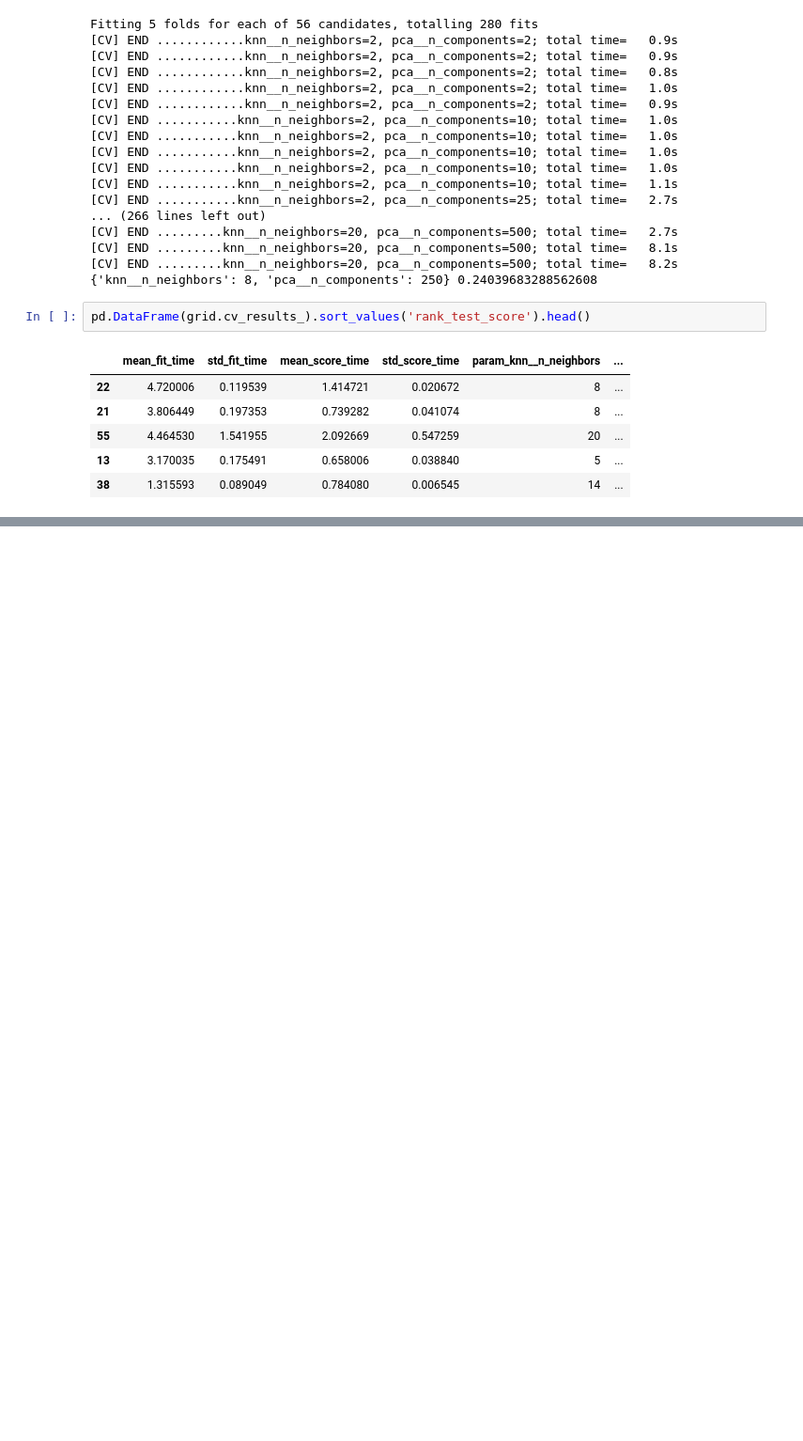
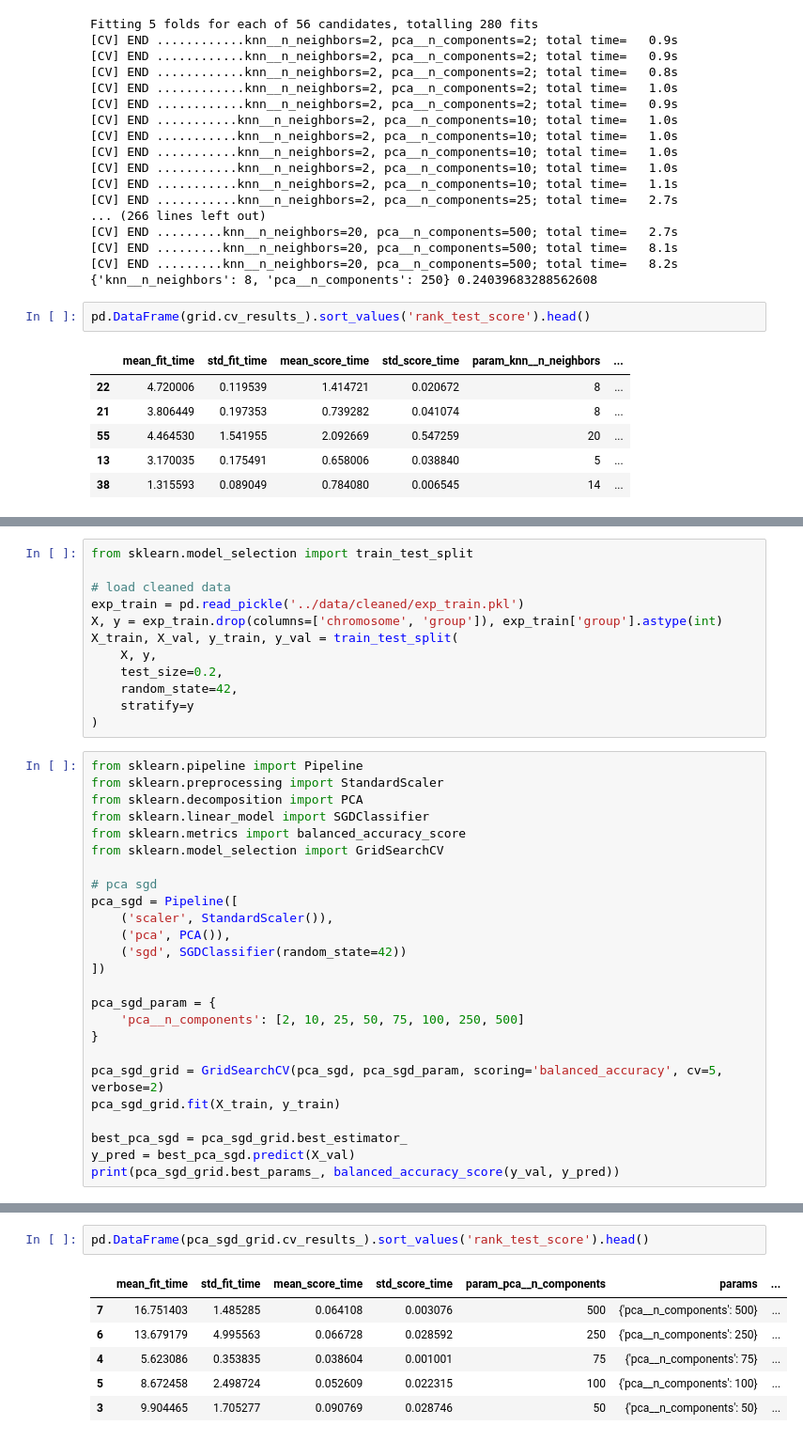
Before and after one commit to zhang-j-j/stat-390-project, a Jupyter notebook: manual/initial_exploration.ipynb, the cells around one changed output, grey strips where cells are left out. Shown at 94% size. Saved outputs shown, nothing was run; the diff lists cells and outputs as text; blank space fills up the shorter version.

```diff
--- a/manual/initial_exploration.ipynb
+++ b/manual/initial_exploration.ipynb
@@ -222,0 +225,37 @@ pd.DataFrame(grid.cv_results_).sort_values('rank_test_score').head()
+# %%
+from sklearn.model_selection import train_test_split
+
+# load cleaned data
+exp_train = pd.read_pickle('../data/cleaned/exp_train.pkl')
+X, y = exp_train.drop(columns=['chromosome', 'group']), exp_train['group'].astype(int)
+X_train, X_val, y_train, y_val = train_test_split(
+    X, y,
+    test_size=0.2,
+    random_state=42,
+    stratify=y
+)
+# %%
+from sklearn.pipeline import Pipeline
+from sklearn.preprocessing import StandardScaler
+from sklearn.decomposition import PCA
+from sklearn.linear_model import SGDClassifier
+from sklearn.metrics import balanced_accuracy_score
+from sklearn.model_selection import GridSearchCV
+
+# pca sgd
+pca_sgd = Pipeline([
+    ('scaler', StandardScaler()),
+    ('pca', PCA()),
+    ('sgd', SGDClassifier(random_state=42))
+])
+
+pca_sgd_param = {
+    'pca__n_components': [2, 10, 25, 50, 75, 100, 250, 500]
+}
+
+pca_sgd_grid = GridSearchCV(pca_sgd, pca_sgd_param, scoring='balanced_accuracy', cv=5, verbose=2)
+pca_sgd_grid.fit(X_train, y_train)
+
+best_pca_sgd = pca_sgd_grid.best_estimator_
+y_pred = best_pca_sgd.predict(X_val)
+print(pca_sgd_grid.best_params_, balanced_accuracy_score(y_val, y_pred))
@@ -222,0 +280,9 @@ pd.DataFrame(grid.cv_results_).sort_values('rank_test_score').head()
+# %%
+pd.DataFrame(pca_sgd_grid.cv_results_).sort_values('rank_test_score').head()
+# %% [output]
+|  | mean_fit_time | std_fit_time | mean_score_time | std_score_time | param_pca__n_components | params | ... |
+| 7 | 16.751403 | 1.485285 | 0.064108 | 0.003076 | 500 | {'pca__n_components': 500} | ... |
+| 6 | 13.679179 | 4.995563 | 0.066728 | 0.028592 | 250 | {'pca__n_components': 250} | ... |
+| 4 | 5.623086 | 0.353835 | 0.038604 | 0.001001 | 75 | {'pca__n_components': 75} | ... |
+| 5 | 8.672458 | 2.498724 | 0.052609 | 0.022315 | 100 | {'pca__n_components': 100} | ... |
+| 3 | 9.904465 | 1.705277 | 0.090769 | 0.028746 | 50 | {'pca__n_components': 50} | ... |
```
Also changed, not shown: parts of 3 cells of this notebook, 7 other files.
